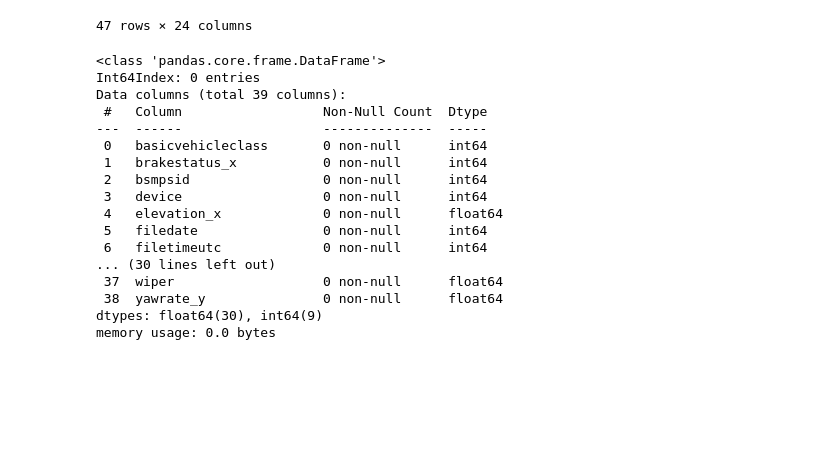
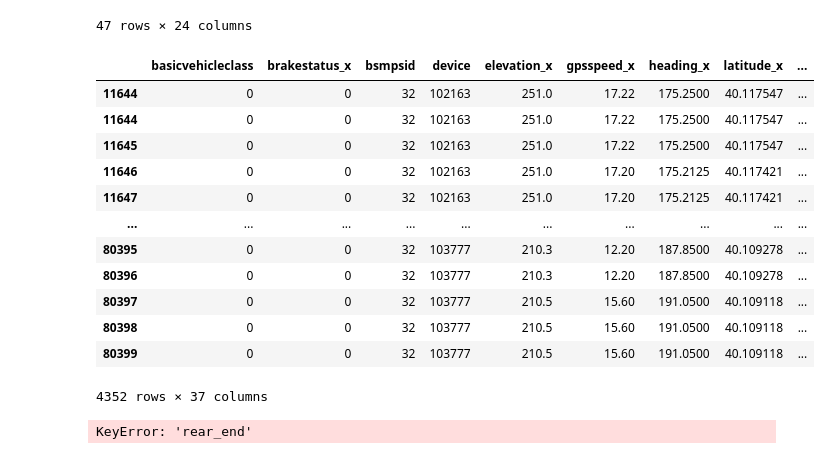
Before and after one commit to aglucky/HACK_IO_21, a Jupyter notebook: Data Stuff/Data Play.ipynb, the cells around one changed output. Saved outputs shown, nothing was run; the diff lists cells and outputs as text; code cells hidden in the pictures; blank space fills up the shorter version.

Commit message:
data got in

```diff
--- a/Data Stuff/Data Play.ipynb
+++ b/Data Stuff/Data Play.ipynb
@@ -51,30 +52,48 @@ summary[summary['numwarnings'] >0]
 # %%
 merge_trip = pd.merge(rvbsm, spat, how = 'left', on = ['device','filedate','filetimeutc', 'localtimems'])
 merge_trip = pd.merge(merge_trip, host, how = 'left', on = ['device','filedate','filetimeutc', 'localtimems'])
 merge_trip.drop(['intersectid','laneid', 'minendtime', 'movementphase', 'signalgroupid'], axis=1, inplace=True)
 merge_trip = merge_trip.dropna()
 # merge_trip.info()
 
 trips =[]
-for row,trip in summary.iterrows():
-    trips.append(merge_trip.loc[(trip['device']==merge_trip['device']) & (trip['filedate']==merge_trip['filedate'])])
+for group in merge_trip.groupby(['device','filedate','filetimeutc', 'localtimems']):
+    trips.append(group[1])
 
-trips[100].info()
+data = trips[0]
+for i in range(len(trips)):
+    data = pd.concat([data, trips[i]])
+
+data.drop(['filedate','filetimeutc', 'localtimems'], axis=1, inplace=True)
+data['rear_end'] = np.random.randint(0, 10, data.shape[0])>6
+
+data
 # %% [output]
+|  | basicvehicleclass | brakestatus_x | bsmpsid | device | elevation_x | gpsspeed_x | heading_x | latitude_x | ... |
+| 11644 | 0 | 0 | 32 | 102163 | 251.0 | 17.22 | 175.2500 | 40.117547 | ... |
+| 11644 | 0 | 0 | 32 | 102163 | 251.0 | 17.22 | 175.2500 | 40.117547 | ... |
+| 11645 | 0 | 0 | 32 | 102163 | 251.0 | 17.22 | 175.2500 | 40.117547 | ... |
+| 11646 | 0 | 0 | 32 | 102163 | 251.0 | 17.20 | 175.2125 | 40.117421 | ... |
+| 11647 | 0 | 0 | 32 | 102163 | 251.0 | 17.20 | 175.2125 | 40.117421 | ... |
+| ... | ... | ... | ... | ... | ... | ... | ... | ... | ... |
+| 80395 | 0 | 0 | 32 | 103777 | 210.3 | 12.20 | 187.8500 | 40.109278 | ... |
+| 80396 | 0 | 0 | 32 | 103777 | 210.3 | 12.20 | 187.8500 | 40.109278 | ... |
+| 80397 | 0 | 0 | 32 | 103777 | 210.5 | 15.60 | 191.0500 | 40.109118 | ... |
+| 80398 | 0 | 0 | 32 | 103777 | 210.5 | 15.60 | 191.0500 | 40.109118 | ... |
+| 80399 | 0 | 0 | 32 | 103777 | 210.5 | 15.60 | 191.0500 | 40.109118 | ... |
-<class 'pandas.core.frame.DataFrame'>
-Int64Index: 0 entries
-Data columns (total 39 columns):
- #   Column                  Non-Null Count  Dtype
----  ------                  --------------  -----
- 0   basicvehicleclass       0 non-null      int64
- 1   brakestatus_x           0 non-null      int64
- 2   bsmpsid                 0 non-null      int64
- 3   device                  0 non-null      int64
- 4   elevation_x             0 non-null      float64
- 5   filedate                0 non-null      int64
- 6   filetimeutc             0 non-null      int64
-... (30 lines left out)
- 37  wiper                   0 non-null      float64
- 38  yawrate_y               0 non-null      float64
-dtypes: float64(30), int64(9)
-memory usage: 0.0 bytes
+4352 rows × 37 columns
+# %%
+#split data into train and test
+from sklearn.model_selection import train_test_split
+y = data.pop('rear_end')
+X = data
+X_train,X_test,y_train,y_test = train_test_split(X.index,y,test_size=0.2)
+
+# train xgboost model
+from xgboost import XGBClassifier
+model = XGBClassifier()
+model.fit(train_x, train_y)
+
+print(model.score(test_x, test_y))
+# %% [output]
+KeyError: 'rear_end'
```
Also changed, not shown: parts of 1 cell of this notebook.
